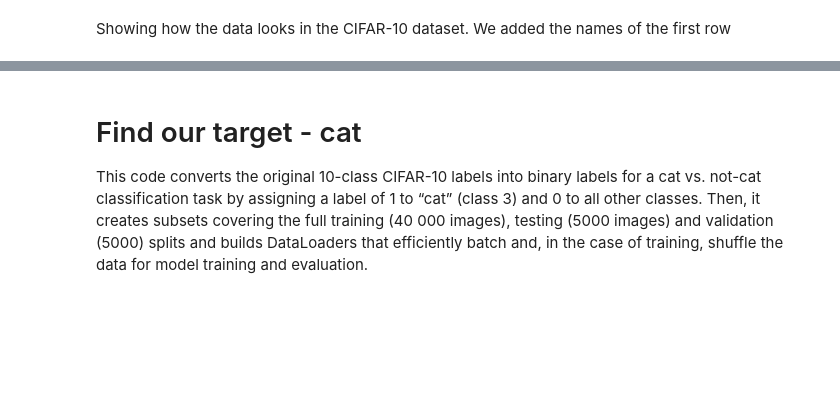
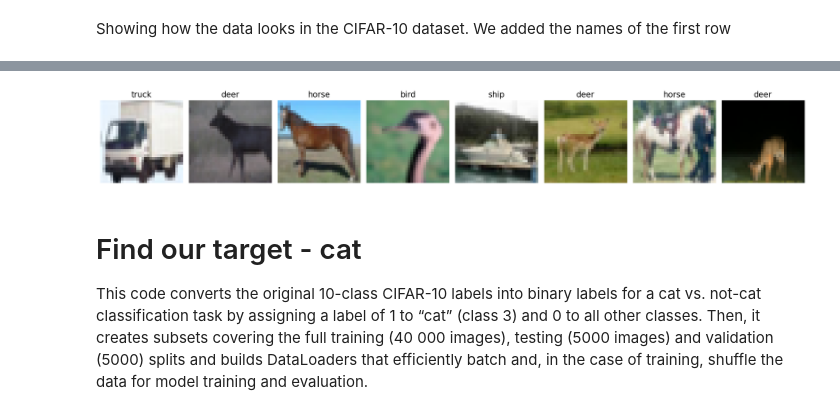
Before and after one commit to gitvegard/info284, a Jupyter notebook: task2/CNN.ipynb, the cells around one changed output, grey strips where cells are left out. Saved outputs shown, nothing was run; the diff lists cells and outputs as text; code cells hidden in the pictures; blank space fills up the shorter version.

```diff
--- a/task2/CNN.ipynb
+++ b/task2/CNN.ipynb
@@ -66,3 +48,24 @@ frog  plane car   car   plane frog  cat   deer
+# %%
+def imshow_grid_with_labels(images, labels, classes, num_images=8):
+    images = images[:num_images]
+    images = images / 2 + 0.5  # unnormalize
+
+    fig, axes = plt.subplots(1, num_images, figsize=(num_images * 2.2, 3))
+
+    for i in range(num_images):
+        img = images[i].numpy().transpose((1, 2, 0))
+        axes[i].imshow(img)
+        axes[i].set_title(classes[labels[i]], fontsize=14)
+        axes[i].axis('off')
+
+    plt.tight_layout()
+    plt.show()
+
+dataiter = iter(trainloader)
+images, labels = next(dataiter)
+imshow_grid_with_labels(images, labels, classes, num_images=8)
+# %% [output]
+[figure, added]
 # %% [markdown]
 # Find our target - cat
 This code converts the original 10-class CIFAR-10 labels into binary labels for a cat vs. not-cat classification task by assigning a label of 1 to “cat” (class 3) and 0 to all other classes. Then, it creates subsets covering the full training (40 000 images), testing (5000 images) and validation (5000) splits and builds DataLoaders that efficiently batch and, in the case of training, shuffle the data for model training and evaluation.
```
Also changed, not shown: parts of 5 cells of this notebook.
